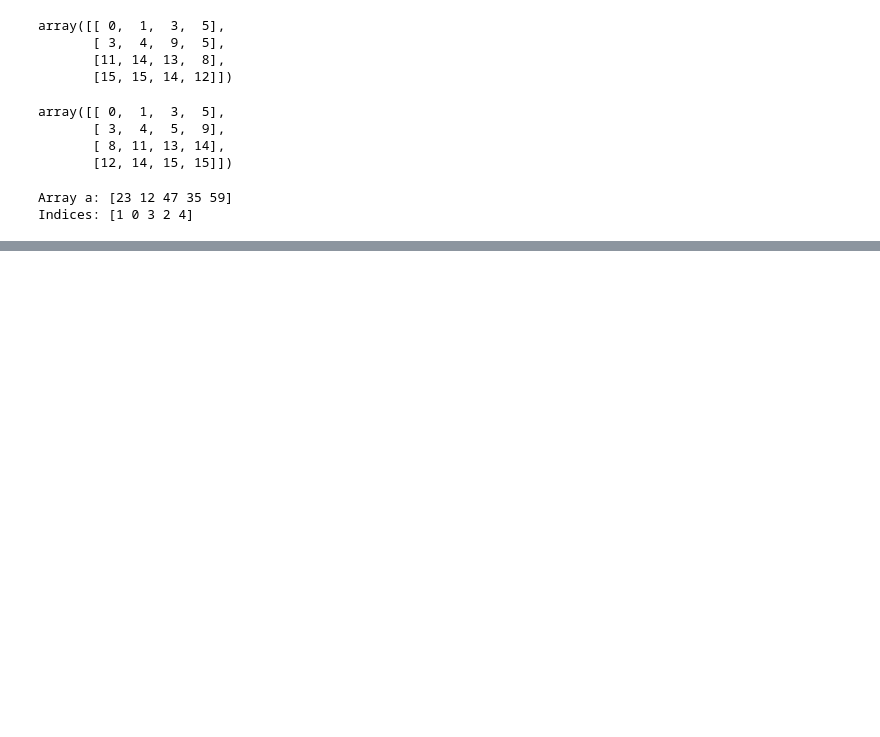
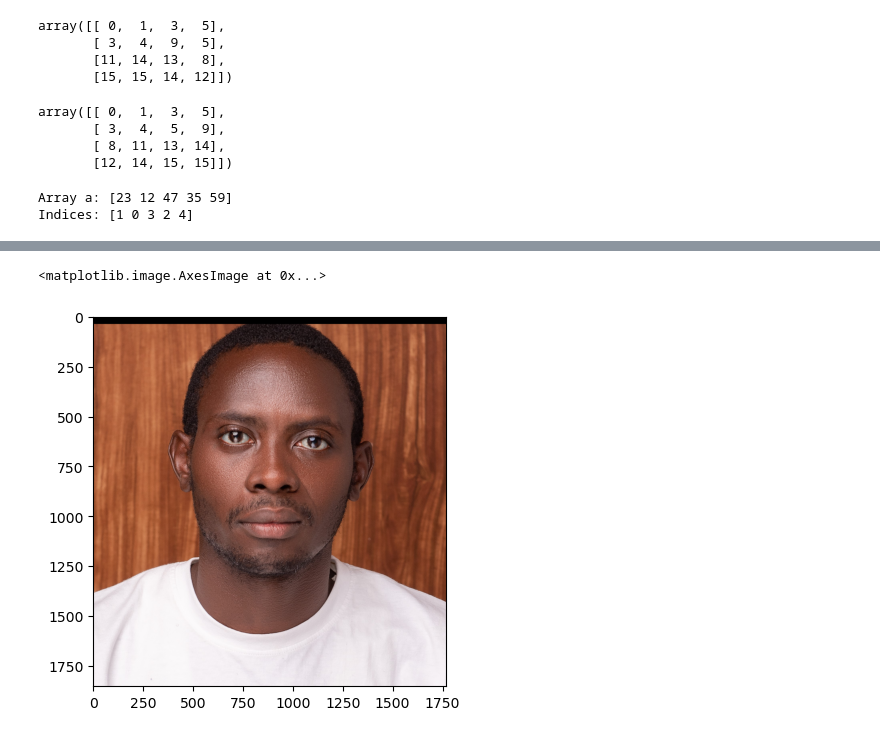
Before and after one commit to rabobahago/python_projects, a Jupyter notebook: scientific_programming_with_python/numpy/practice.ipynb, the cells around one changed output, grey strips where cells are left out. Drawn from its saved outputs; the diff is of its cells as text; code cells hidden in the pictures; blank space fills up the shorter version.

```diff
--- a/scientific_programming_with_python/numpy/practice.ipynb
+++ b/scientific_programming_with_python/numpy/practice.ipynb
@@ -728,0 +810,7 @@ Indices: [1 0 3 2 4]
+# %%
+painting1 = painting.copy()
+painting1[0:40, :, :] = 0.6
+plt.imshow(painting1)
+# %% [output]
+<matplotlib.image.AxesImage at 0x...>
+[figure, added]
```
Also changed, not shown: parts of 12 cells of this notebook, 1 other file.
